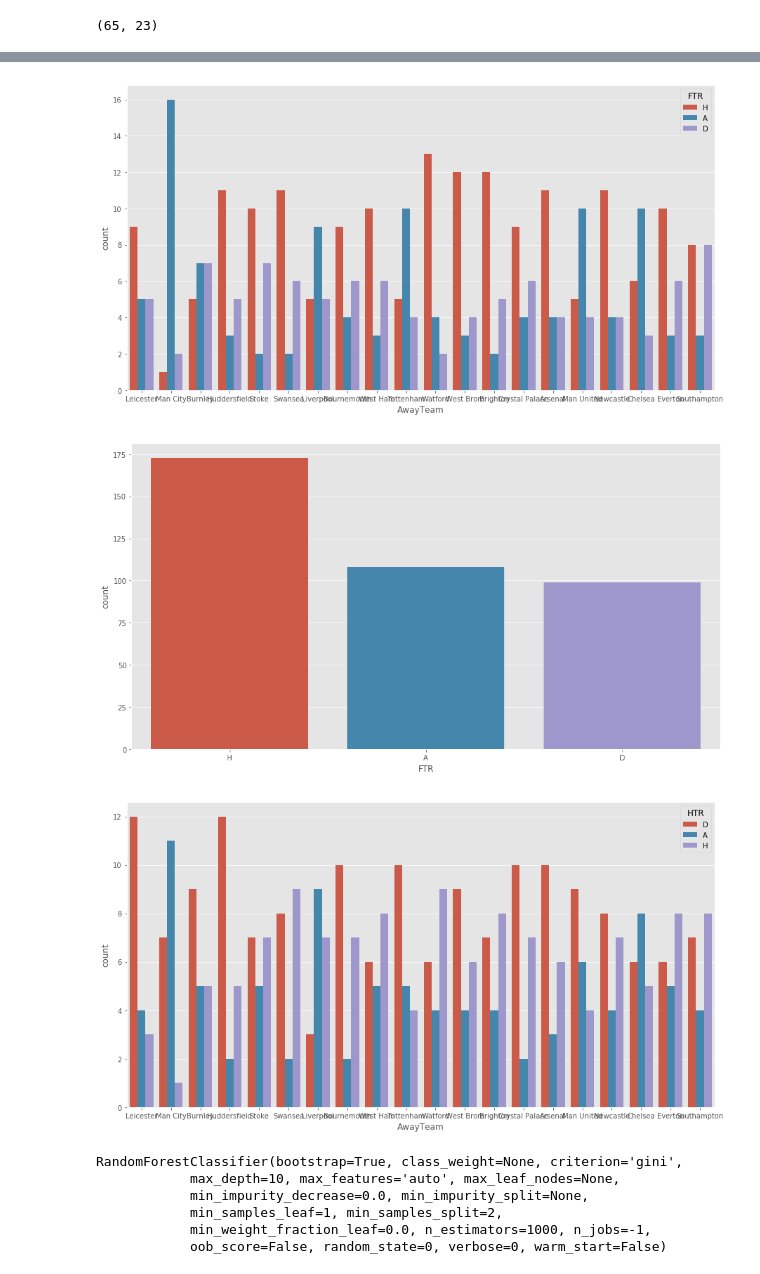
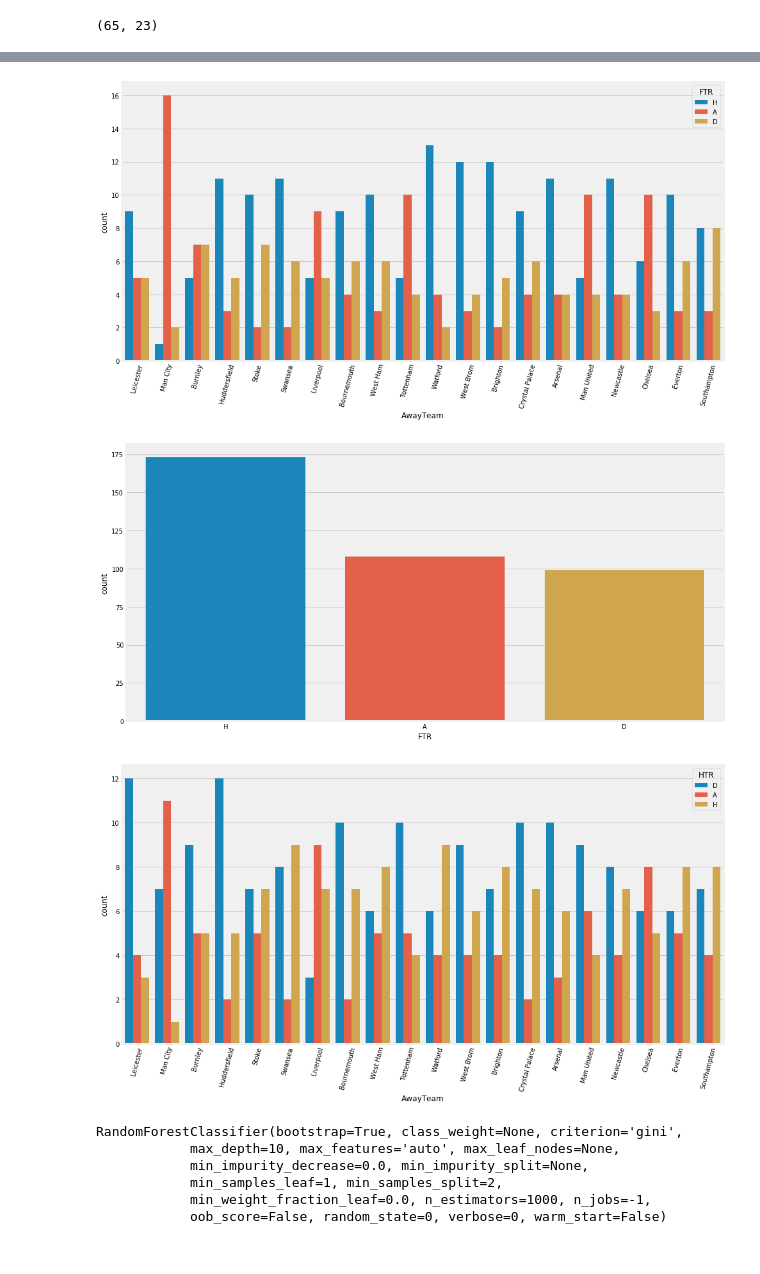
Before and after one commit to nassersaazi/ml_models, a Jupyter notebook: epl.ipynb, the cells around one changed output, grey strips where cells are left out. Drawn from its saved outputs; the diff is of its cells as text; code cells hidden in the pictures.

```diff
--- a/epl.ipynb
+++ b/epl.ipynb
@@ -8,7 +8,14 @@ import datetime as dt
 from matplotlib import style
 from mpl_finance import candlestick_ohlc
 import matplotlib.dates as mdates
+import warnings
 
-style.use('ggplot')
+style.use('fivethirtyeight')
+warnings.filterwarnings('ignore')
+epl = pd.read_csv('~/Documents/datasets/football/E0.csv',index_col=1)
 
-epl = pd.read_csv('~/Documents/datasets/E0.csv',index_col=1)
+#Reduce the number of columns to ease EDA
+columns = [ 'HomeTeam', 'AwayTeam', 'FTHG', 'FTAG', 'FTR', 'HTHG', 'HTAG',
+       'HTR', 'HS', 'AS', 'HST', 'AST', 'HF', 'AF', 'HC', 'AC',
+       'HY', 'AY', 'HR', 'AR', 'B365H', 'B365D', 'B365A']
+data = epl[columns]
@@ -42,0 +28,11 @@ data.head()
+# %%
+
+data['total_goals'] = data['FTHG'] + data['FTAG']
+data['over_point_five'] = data['total_goals'].apply(lambda x: x > 0) #from previous lesson
+
+best = ['Arsenal','Man United','Chelsea','Man City','Liverpool','Tottenham','Everton','Watford','Leicester']
+top_ten = data[data.HomeTeam.isin(best) | data.AwayTeam.isin(best)]
+away_top_ten = data[data.AwayTeam.isin(best)]
+away_top_ten['HomeWin'] = away_top_ten['FTHG'] > away_top_ten['FTAG']
+#away_top_ten['Home_2H'] = data.loc[(away_top_ten['HTR'] == 'A') | (away_top_ten['AwayTeam'] == 'Liverpool')]
+away_top_ten.head()
@@ -313,9 +373,10 @@ plt.show()
 plt.figure(figsize=(15,8))
 sns.countplot(x="AwayTeam",hue= 'FTR',data=data)
 #show the plot
+plt.xticks(rotation=75)
 plt.show()
 # %% [output]
-[figure, old version]
+[figure, new version]
 # %%
 # Away record of teams at full time
 plt.figure(figsize=(15,8))
@@ -323,15 +384,16 @@ sns.countplot(x="FTR",data=data)
 #show the plot
 plt.show()
 # %% [output]
-[figure, old version]
+[figure, new version]
 # %%
 # Home record of teams at half time
 plt.figure(figsize=(15,8))
 sns.countplot(x="AwayTeam",hue= 'HTR',data=data)
 #show the plot
+plt.xticks(rotation=75)
 plt.show()
 # %% [output]
-[figure, old version]
+[figure, new version]
 # %%
 '''
 You'll realise here that the classifier performed better when
```
Also changed, not shown: parts of 27 cells of this notebook, 3 other files.
